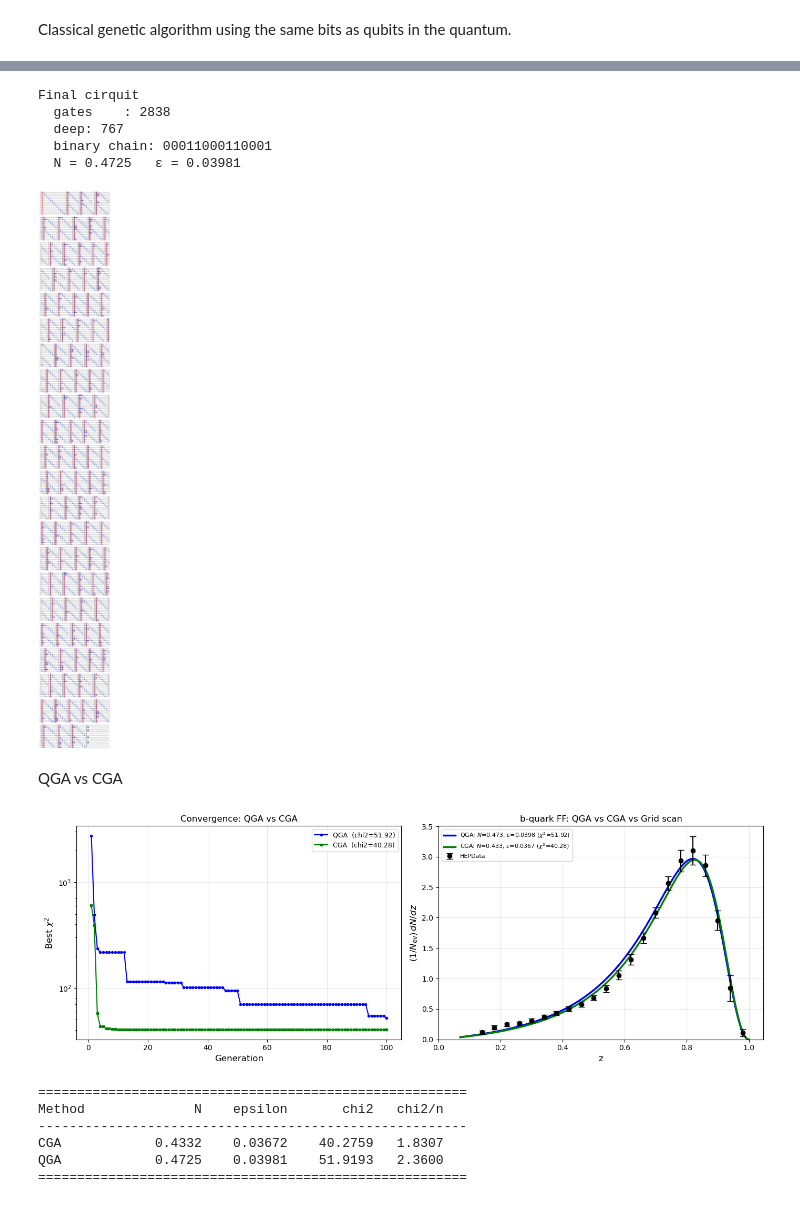
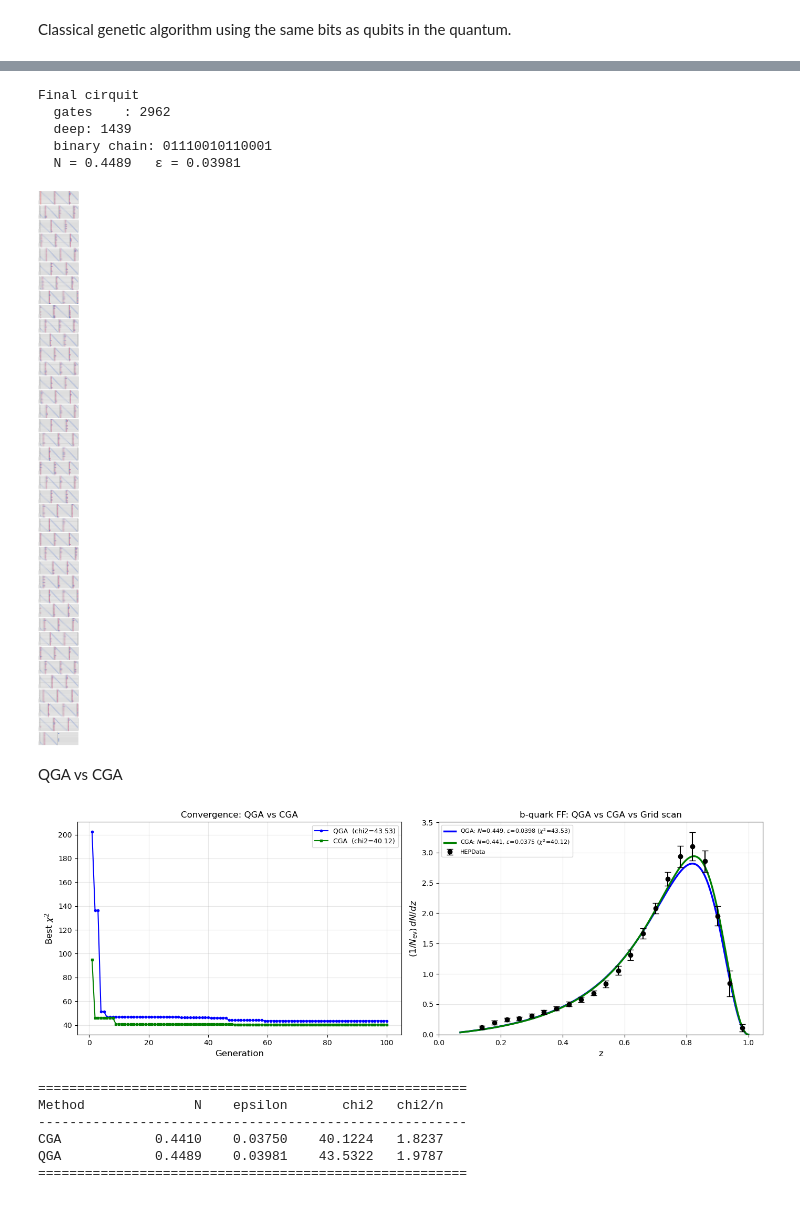
Before and after one commit to FranPG-codes/Quantum-Genetic-Algorithm-for-BSM-sampling, a Jupyter notebook: QGA_For_BSM_Sampling/QGA_For_BSM_Sampling.ipynb, the cells around one changed output, grey strips where cells are left out. Saved outputs shown, nothing was run; the diff lists cells and outputs as text; code cells hidden in the pictures.

```diff
--- a/QGA_For_BSM_Sampling/QGA_For_BSM_Sampling.ipynb
+++ b/QGA_For_BSM_Sampling/QGA_For_BSM_Sampling.ipynb
@@ -104,7 +104,7 @@ PARAM_NAMES      = ['N', 'epsilon']
 #   epsilon ∈ [0.00001, 0.30]  Peterson's parameter for heavy quarks
 #            (tipically: ε_b ≈ 0.006 – 0.030)
 PARAM_MIN        = np.array([0.0001,  0.002])
-PARAM_MAX        = np.array([5.0,   0.1 ])
+PARAM_MAX        = np.array([1.0,   0.1 ])
 N_PARAMS         = 2
 QUBITS_PER_PARAM = 7
 NUM_QUBITS       = N_PARAMS * QUBITS_PER_PARAM
@@ -216,10 +216,8 @@ def apply_rotation(qc, best_binary, rotation_angle):
         qc.ry(direction * rotation_angle, i)
 
     # Re-entrelazar tras la rotación
-    for k in range(N_PARAMS):
-        base = k * QUBITS_PER_PARAM
-        for i in range(base, base + QUBITS_PER_PARAM - 1):
-            qc.cx(i, i + 1)
+    for i in range(qc.num_qubits - 1):
+        qc.cx(i, i + 1)
     return qc
 
 
@@ -445,11 +443,11 @@ plt.tight_layout()
 plt.show()
 # %% [output]
 Final cirquit
-  gates    : 2838
-  deep: 767
-  binary chain: 00011000110001
-  N = 0.4725   ε = 0.03981
+  gates    : 2962
+  deep: 1439
+  binary chain: 01110010110001
+  N = 0.4489   ε = 0.03981
-[figure, old version]
+[figure, new version]
 # %% [markdown]
 QGA vs CGA
 # %%
@@ -468,7 +466,6 @@ axes[0].plot(gen_axis_cga, cga_history, 'g-s', markersize=3, lw=1.5,
 axes[0].set_xlabel('Generation', fontsize=12)
 axes[0].set_ylabel(r'Best $\chi^2$', fontsize=12)
 axes[0].set_title('Convergence: QGA vs CGA')
-axes[0].set_yscale('log')
 axes[0].legend(fontsize=9)
 axes[0].grid(True, alpha=0.3)
 
@@ -482,37 +479,37 @@ axes[1].plot(z_fine, f_qga_, 'b-',  lw=2.5,
              label=(rf'QGA: $N$={best_theta[0]:.3f}, '
                     rf'$\varepsilon$={best_theta[1]:.4f} '
                     rf'($\chi^2$={best_chi2:.2f})'))
 axes[1].plot(z_fine, f_cga_, 'g-',  lw=2.5,
              label=(rf'CGA: $N$={cga_theta[0]:.3f}, '
                     rf'$\varepsilon$={cga_theta[1]:.4f} '
                     rf'($\chi^2$={cga_chi2:.2f})'))
 
 
 axes[1].set_xlabel('z', fontsize=12)
 axes[1].set_ylabel(r'$(1/N_{\rm ev})\,dN/dz$', fontsize=12)
 axes[1].set_title('b-quark FF: QGA vs CGA vs Grid scan')
 axes[1].legend(fontsize=8)
 axes[1].set_xlim(left=0); axes[1].set_ylim(bottom=0)
 axes[1].grid(True, alpha=0.3)
 
 plt.tight_layout()
 plt.show()
 
 # --- Summary table ---
 print("\n" + "=" * 55)
 print(f"{'Method':<12} {'N':>8} {'epsilon':>10} {'chi2':>10} {'chi2/n':>8}")
 print("-" * 55)
 n_pts = len(z_data)
 for label, th, chi2 in [
         ('CGA',       cga_theta,  cga_chi2),
         ('QGA',       best_theta, best_chi2)]:
     print(f"{label:<12} {th[0]:>8.4f} {th[1]:>10.5f} {chi2:>10.4f} {chi2/n_pts:>8.4f}")
 print("=" * 55)
 # %% [output]
-[figure, old version]
+[figure, new version]
 =======================================================
 Method              N    epsilon       chi2   chi2/n
 -------------------------------------------------------
-CGA            0.4332    0.03672    40.2759   1.8307
-QGA            0.4725    0.03981    51.9193   2.3600
+CGA            0.4410    0.03750    40.1224   1.8237
+QGA            0.4489    0.03981    43.5322   1.9787
 =======================================================
```
Also changed, not shown: parts of 3 cells of this notebook, 1 other file.
